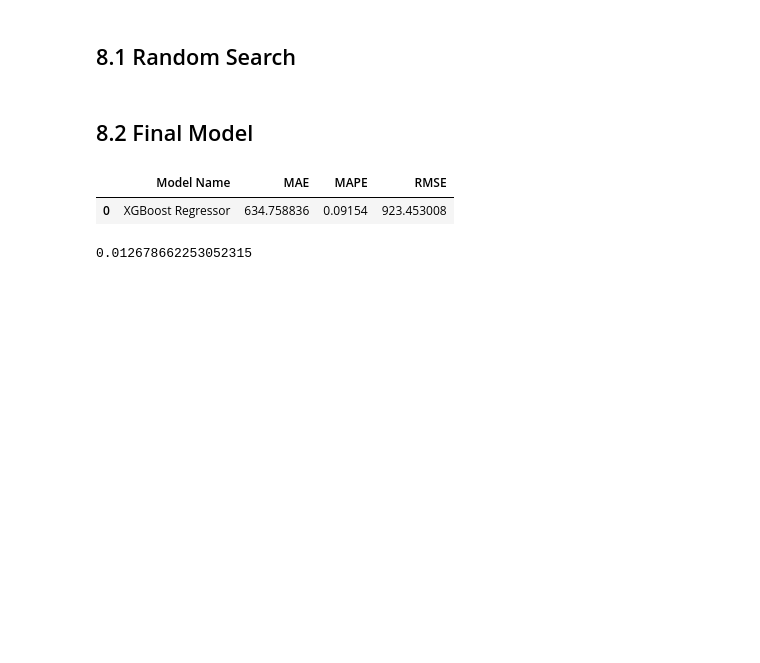
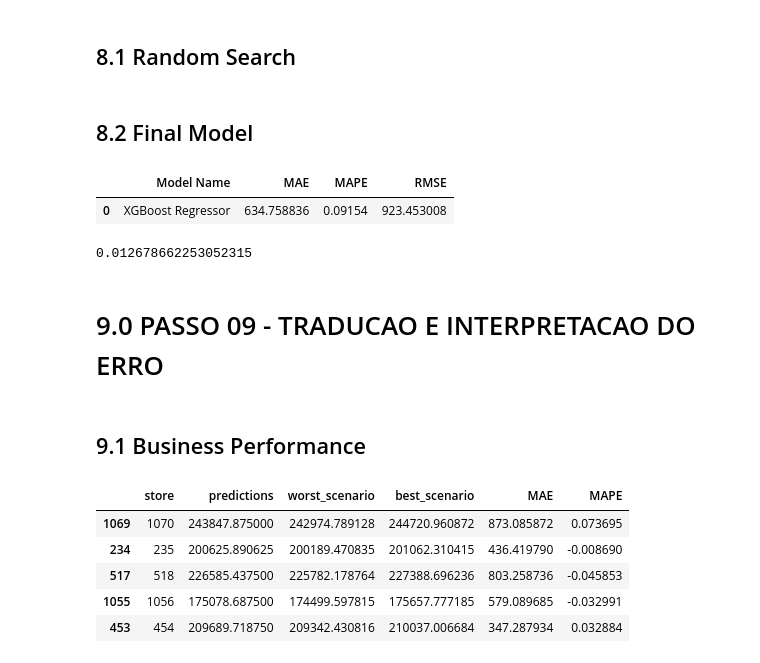
Before and after one commit to MarileneA/rossmann_predict_sales, a Jupyter notebook: rossmann_predict_sales2.ipynb, the cells around one changed output. Saved outputs shown, nothing was run; the diff lists cells and outputs as text; code cells hidden in the pictures; blank space fills up the shorter version.

```diff
--- a/rossmann_predict_sales2.ipynb
+++ b/rossmann_predict_sales2.ipynb
@@ -1412,3 +1412,5 @@ mpe
 0.012678662253052315
 # %%
 pickle.dump( model_xgb_tuned, open('model/model_rossmann.pkl', 'wb'))
+# %% [markdown]
+# 9.0 PASSO 09 - TRADUCAO E INTERPRETACAO DO ERRO
@@ -1414,0 +1424,2 @@ pickle.dump( model_xgb_tuned, open('model/model_rossmann.pkl', 'wb'))
+# %% [markdown]
+## 9.1 Business Performance
@@ -1414,0 +1452,9 @@ pickle.dump( model_xgb_tuned, open('model/model_rossmann.pkl', 'wb'))
+# %%
+df92.sample(5)
+# %% [output]
+|  | store | predictions | worst_scenario | best_scenario | MAE | MAPE |
+| 1069 | 1070 | 243847.875000 | 242974.789128 | 244720.960872 | 873.085872 | 0.073695 |
+| 234 | 235 | 200625.890625 | 200189.470835 | 201062.310415 | 436.419790 | -0.008690 |
+| 517 | 518 | 226585.437500 | 225782.178764 | 227388.696236 | 803.258736 | -0.045853 |
+| 1055 | 1056 | 175078.687500 | 174499.597815 | 175657.777185 | 579.089685 | -0.032991 |
+| 453 | 454 | 209689.718750 | 209342.430816 | 210037.006684 | 347.287934 | 0.032884 |
```
Also changed, not shown: parts of 35 cells of this notebook.
